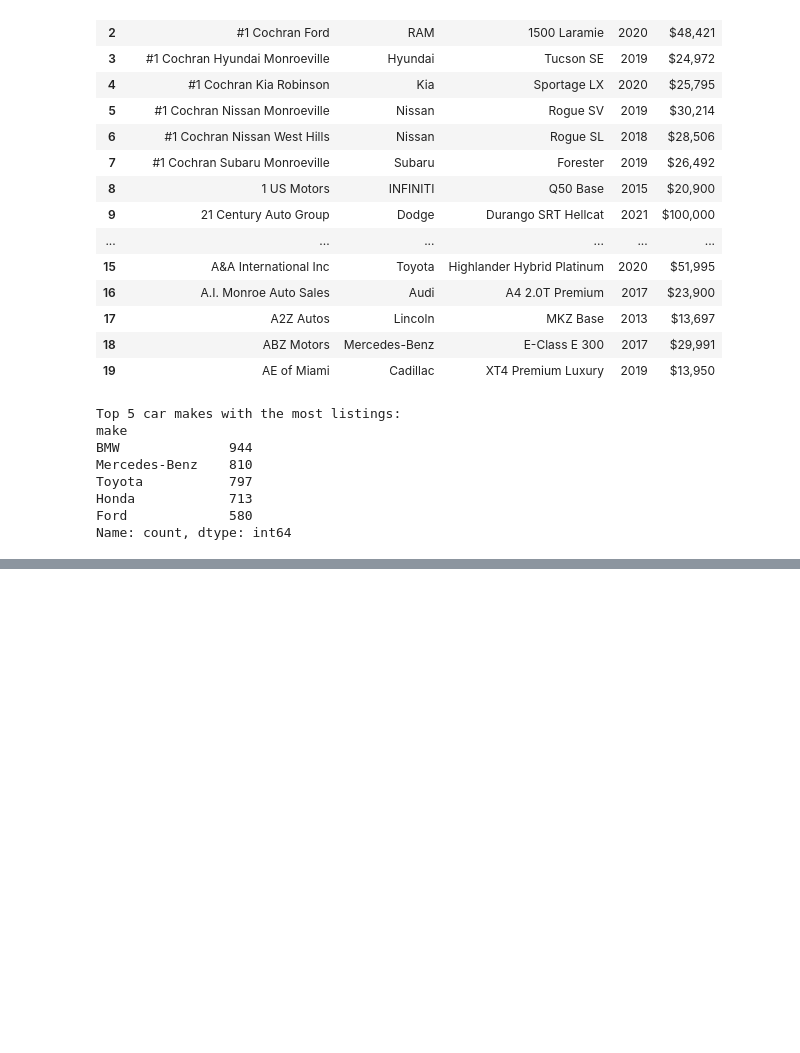
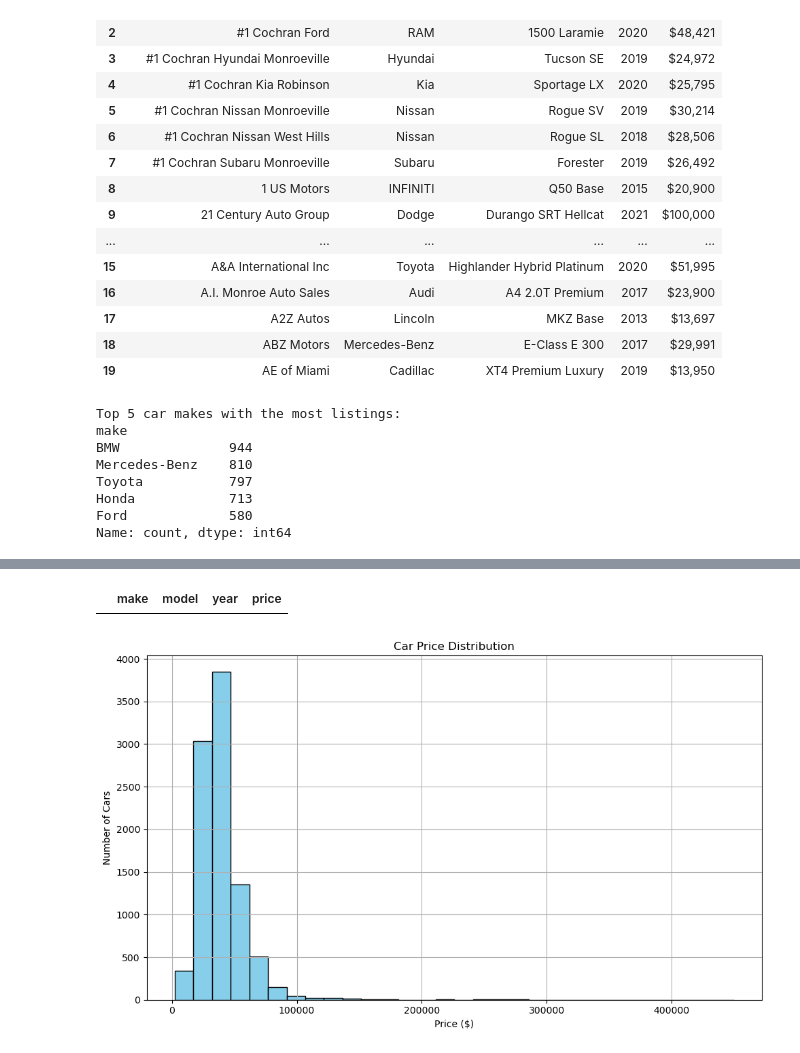
Before and after one commit to mceballos92/Online-Car-Sale-Analysis, a Jupyter notebook: Dealer with the most lisitng and cheapest car by dealership.ipynb, the cells around one changed output, grey strips where cells are left out. Saved outputs shown, nothing was run; the diff lists cells and outputs as text; code cells hidden in the pictures; blank space fills up the shorter version.

```diff
--- a/Dealer with the most lisitng and cheapest car by dealership.ipynb
+++ b/Dealer with the most lisitng and cheapest car by dealership.ipynb
@@ -106,0 +139,8 @@ Name: count, dtype: int64
+# %%
+import pandas as pd
+
+# Reload your original file
+df = pd.read_csv('Online_Cars_Sale_Marketplace.csv')
+
+# Clean the columns
+df.columns = df.columns.str.strip().str.lower().str.replace(" ", "_")
@@ -106,0 +161,27 @@ Name: count, dtype: int64
+# %%
+df['price'] = df['price'].astype(str).str.replace('$', '').str.replace(',', '')
+df['price'] = pd.to_numeric(df['price'], errors='coerce')
+# %%
+df['price'] = pd.to_numeric(df['price'], errors='coerce')
+# %%
+id_price_cars = df[(df['price'] >= 20000) & (df['price'] <= 30000)]
+
+# Show results
+mid_price_cars[['make', 'model', 'year', 'price']].head(10)
+# %% [output]
+|  | make | model | year | price |
+# %%
+import matplotlib.pyplot as plt
+
+# Make a histogram of car prices
+plt.figure(figsize=(10,6))
+plt.hist(df['price'].dropna(), bins=30, color='skyblue', edgecolor='black')
+
+plt.title('Car Price Distribution')
+plt.xlabel('Price ($)')
+plt.ylabel('Number of Cars')
+plt.grid(True)
+plt.tight_layout()
+plt.show()
+# %% [output]
+[figure, added]
```
Also changed, not shown: parts of 7 cells of this notebook, 1 other file.
